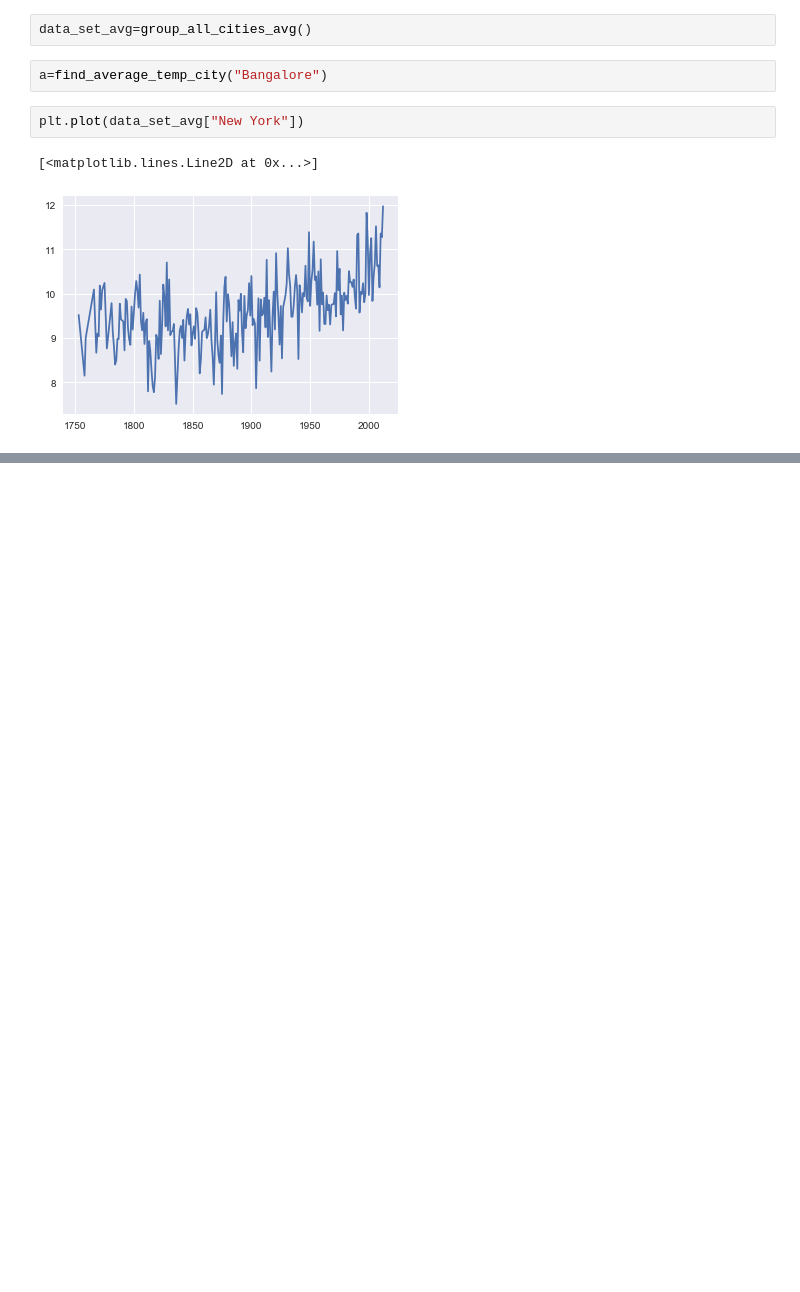
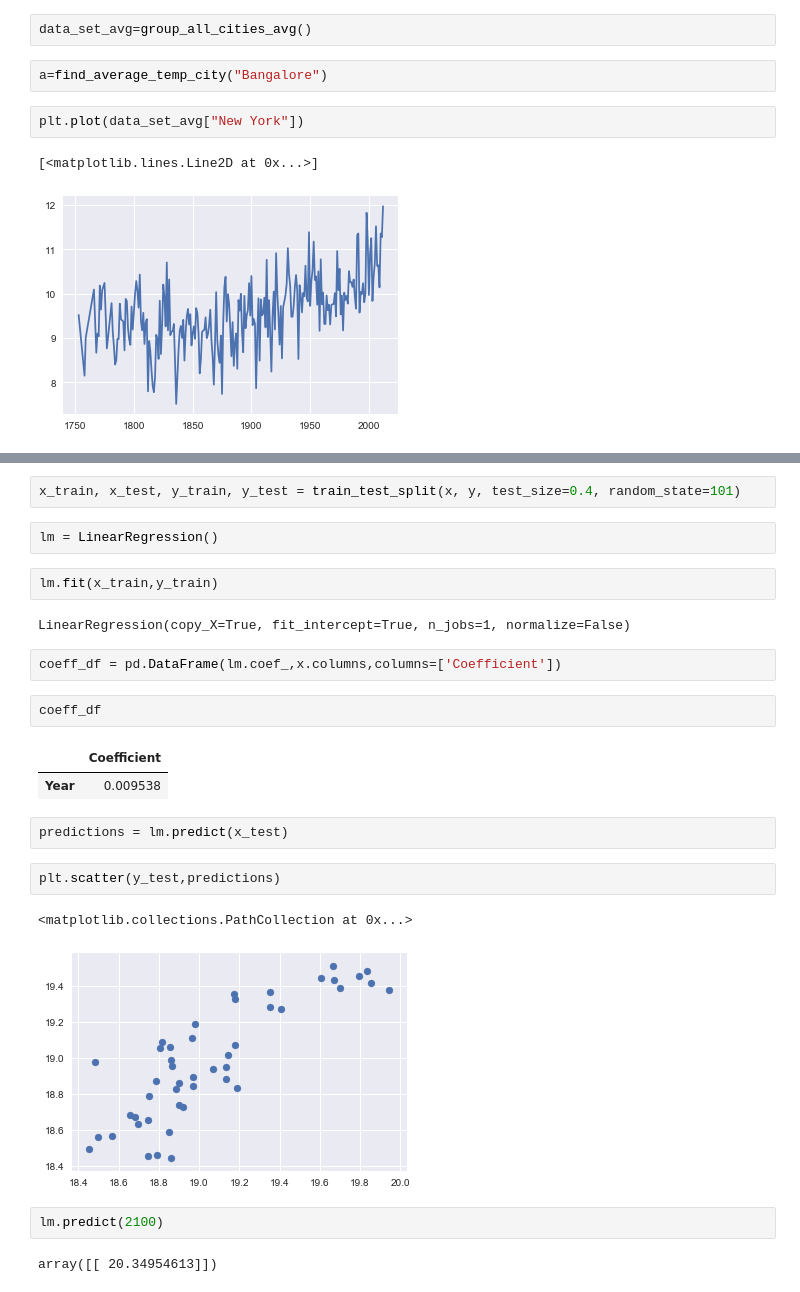
Before and after one commit to kishanmurthy/Global_Warming, a Jupyter notebook: Insight_On_Global_Warming.ipynb, the cells around one changed output, grey strips where cells are left out. Drawn from its saved outputs; the diff is of its cells as text; blank space fills up the shorter version.

Commit message:
Added Linear Regression

```diff
--- a/Insight_On_Global_Warming.ipynb
+++ b/Insight_On_Global_Warming.ipynb
@@ -117,0 +220,26 @@ plt.plot(data_set_avg["New York"])
+# %%
+x_train, x_test, y_train, y_test = train_test_split(x, y, test_size=0.4, random_state=101)
+# %%
+lm = LinearRegression()
+# %%
+lm.fit(x_train,y_train)
+# %% [output]
+LinearRegression(copy_X=True, fit_intercept=True, n_jobs=1, normalize=False)
+# %%
+coeff_df = pd.DataFrame(lm.coef_,x.columns,columns=['Coefficient'])
+# %%
+coeff_df
+# %% [output]
+|  | Coefficient |
+| Year | 0.009538 |
+# %%
+predictions = lm.predict(x_test)
+# %%
+plt.scatter(y_test,predictions)
+# %% [output]
+<matplotlib.collections.PathCollection at 0x...>
+[figure, added]
+# %%
+lm.predict(2100)
+# %% [output]
+array([[ 20.34954613]])
```
Also changed, not shown: parts of 57 cells of this notebook, 11 other files.
